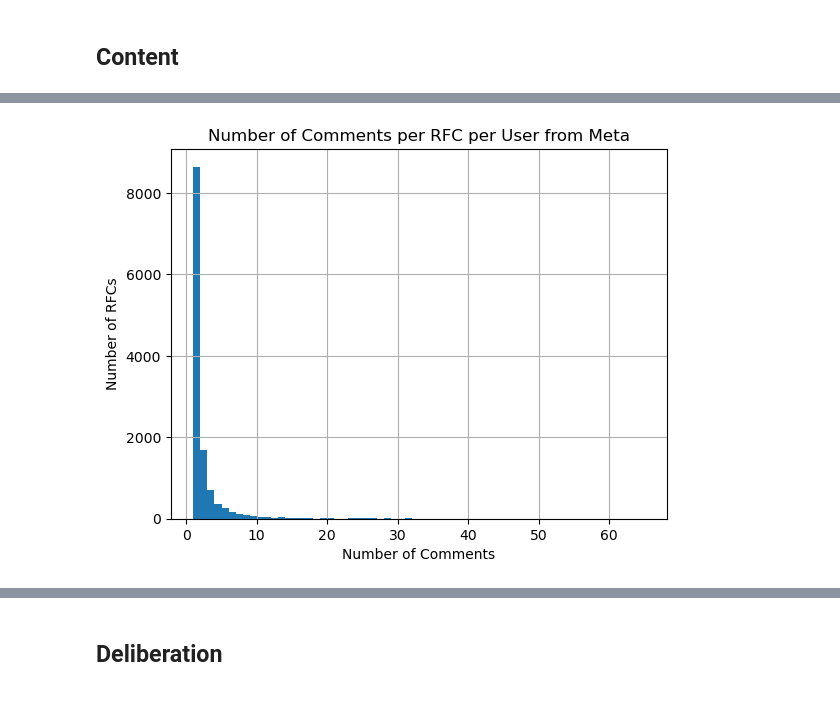
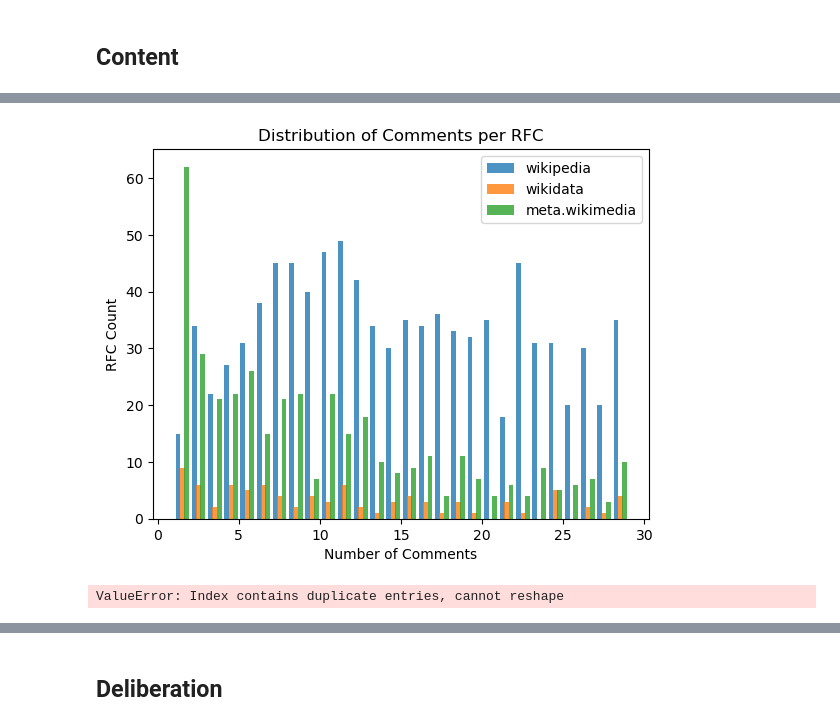
Before and after one commit to mrspacerobot/wiki_delib, a Jupyter notebook: data_analysis/data_analysis.ipynb, the cells around one changed output, grey strips where cells are left out. Saved outputs shown, nothing was run; the diff lists cells and outputs as text; code cells hidden in the pictures.

```diff
--- a/data_analysis/data_analysis.ipynb
+++ b/data_analysis/data_analysis.ipynb
@@ -361,11 +361,52 @@ plt.show()
-# %%
-# count the number of comments per RFC from different projects and create a histogram
-filtered_df = comment_df[comment_df['project'] == 'meta.wikimedia']
-comments_per_rfc = filtered_df.groupby(['rfc_id','user_name']).count()['text']
-comments_per_rfc.hist(bins=range(1, max(comments_per_rfc)+2))
-plt.title('Number of Comments per RFC per User from Meta')
-plt.xlabel('Number of Comments')
-plt.ylabel('Number of RFCs')
-plt.show()
-# %% [output]
-[figure, removed]
+# %%
+# merge comment dataframe with RFC dataframe
+grouped = comment_df.groupby(['project', 'rfc_id'])['text'].count().reset_index(name='comments')
+
+pivoted = grouped.pivot(index='rfc_id', columns='project', values='comments').fillna(0)
+
+plt.hist([pivoted['wikipedia'], pivoted['wikidata'], pivoted['meta.wikimedia']], bins=range(1, 30),alpha=0.8, stacked=False, label=['wikipedia', 'wikidata', 'meta.wikimedia'],width=0.3)
+plt.legend()
+# Add a title to the plot
+plt.title('Distribution of Comments per RFC')
+
+# Add a label to the x-axis
+plt.xlabel('Number of Comments')
+
+# Add a label to the y-axis
+plt.ylabel('RFC Count')
+plt.show()
+# %% [output]
+[figure, added]
+# %%
+# Group the DataFrame by project, RFC, and user, count the number of comments, and reset the index
+grouped = comment_df.groupby(['project', 'rfc_id', 'user_name'])['text'].unique().reset_index(name='comments')
+
+
+# Pivot the DataFrame so that each project is a column and each RFC is a row
+pivoted = grouped.pivot(index='rfc_id', columns='project', values='comments').fillna(0)
+
+# Create a horizontal stacked histogram with the number of comments per RFC per user on the x-axis
+plt.hist([pivoted['Project A'], pivoted['Project B'], pivoted['Project C']], bins=range(1, 11), stacked=True, label=['Project A', 'Project B', 'Project C'], orientation='horizontal')
+
+# Set the y-ticks to show the RFC index
+plt.yticks(range(1, 11))
+
+# Rotate the x-axis labels
+plt.xticks(rotation=90)
+
+# Add a legend to the plot
+plt.legend()
+
+# Add a title to the plot
+plt.title('Distribution of Comments per RFC per User for Three Projects')
+
+# Add a label to the x-axis
+plt.xlabel('Average Comments per Unique Comment')
+
+# Add a label to the y-axis
+plt.ylabel('RFC Index')
+
+# Display the plot
+plt.show()
+# %% [output]
+ValueError: Index contains duplicate entries, cannot reshape
```
Also changed, not shown: parts of 71 cells of this notebook, 11 other files.
